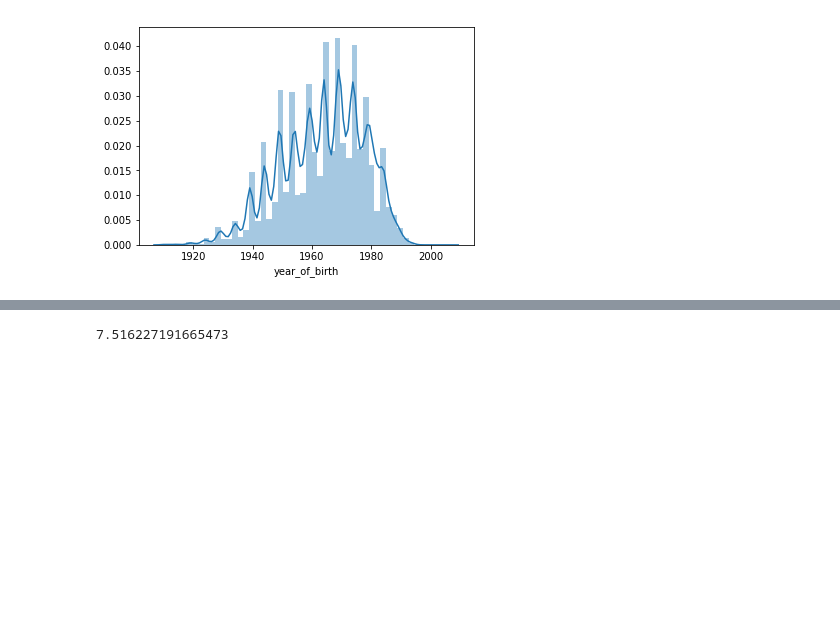
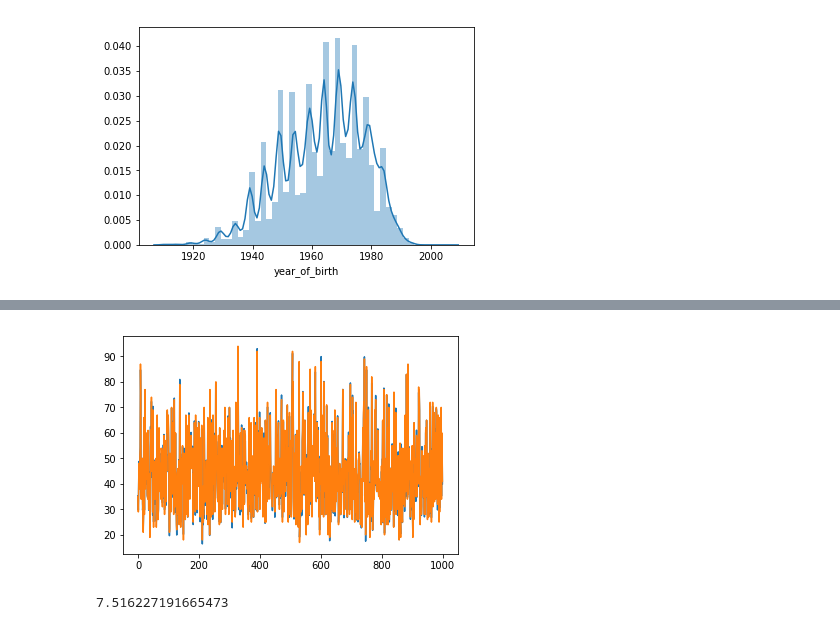
Before and after one commit to frier-sam/lifespan-prediction, a Jupyter notebook: model.ipynb, the cells around one changed output, grey strips where cells are left out. Cells and saved outputs as stored; diff of their text form; code cells hidden in the pictures; blank space fills up the shorter version.

Commit message:
model and tkinter ready

```diff
--- a/model.ipynb
+++ b/model.ipynb
@@ -140,0 +119,3 @@ ytrue = scalary.inverse_transform(syte)
+# %%
+from sklearn.model_selection import train_test_split
+sxtr,sxte,sytr,syte = train_test_split(sx,sy,test_size=0.20, random_state=20)
@@ -140,0 +140,19 @@ ytrue = scalary.inverse_transform(syte)
+# %%
+
+def build_model():
+  model = keras.Sequential([
+    keras.layers.Dense(64, activation=tf.nn.relu,
+                       input_dim=14),
+    keras.layers.Dense(32, activation=tf.nn.relu),
+    keras.layers.Dense(1)
+  ])
+
+  optimizer = tf.train.GradientDescentOptimizer(0.001)
+
+  model.compile(loss='mse',
+                optimizer=optimizer,
+                metrics=['mae'])
+  return model
+
+model = build_model()
+model.summary()
@@ -140,0 +173,12 @@ ytrue = scalary.inverse_transform(syte)
+# %%
+class PrintDot(keras.callbacks.Callback):
+  def on_epoch_end(self, epoch, logs):
+    if epoch % 10 == 0: print('')
+    print(epoch, end=' ')
+
+EPOCHS = 500
+early_stop = keras.callbacks.EarlyStopping(monitor='val_loss', patience=5)
+# Store training stats
+history = model.fit(sxtr, sytr, epochs=EPOCHS,
+                    validation_split=0.2, verbose=0,
+                    callbacks=[early_stop,PrintDot()])
@@ -140,0 +218,3 @@ ytrue = scalary.inverse_transform(syte)
+# %%
+predicted = scalery.inverse_transform(model.predict(sxte))
+ytrue = scalery.inverse_transform(syte)
@@ -148,3 +252,11 @@ array([1.19778489])
+# %%
+%matplotlib inline
+import matplotlib.pyplot as plt
+plt.plot(predicted[6000:7000])
+plt.plot(ytrue[6000:7000])
+plt.show()
+# %% [output]
+[figure, added]
 # %%
 pre = model.predict(xte)
 # %%
```
Also changed, not shown: parts of 51 cells of this notebook, 13 other files.
